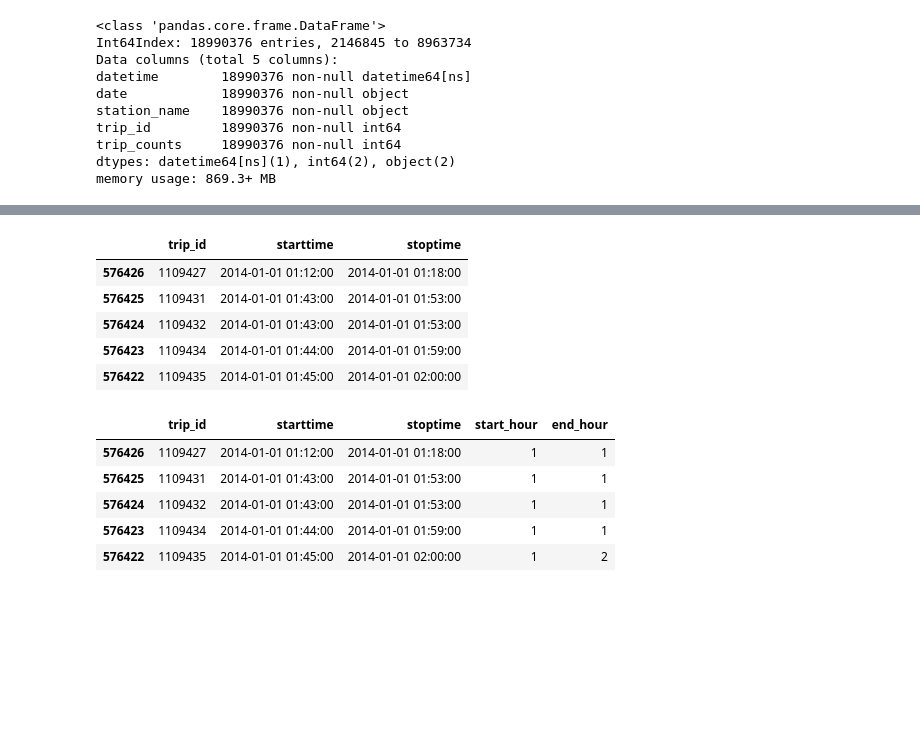
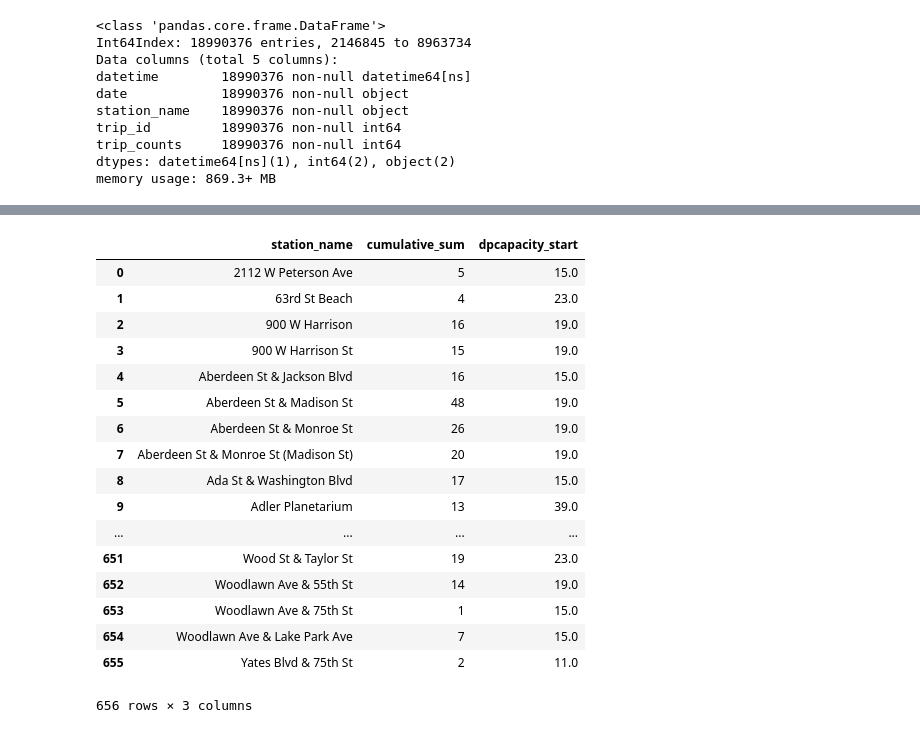
Before and after one commit to karahahn/Springboard_Capstone2, a Jupyter notebook: Capstone 2 Milestone 1.ipynb, the cells around one changed output, grey strips where cells are left out. Saved outputs shown, nothing was run; the diff lists cells and outputs as text; code cells hidden in the pictures; blank space fills up the shorter version.

```diff
--- a/Capstone 2 Milestone 1.ipynb
+++ b/Capstone 2 Milestone 1.ipynb
@@ -600,22 +602,0 @@ data[['from_station_name','dpcapacity_start']].drop_duplicates().groupby('from_s
-# %%
-timedata = data.copy()
-timedata = timedata[['trip_id','starttime','stoptime']]
-timedata.head()
-# %% [output]
-|  | trip_id | starttime | stoptime |
-| 576426 | 1109427 | 2014-01-01 01:12:00 | 2014-01-01 01:18:00 |
-| 576425 | 1109431 | 2014-01-01 01:43:00 | 2014-01-01 01:53:00 |
-| 576424 | 1109432 | 2014-01-01 01:43:00 | 2014-01-01 01:53:00 |
-| 576423 | 1109434 | 2014-01-01 01:44:00 | 2014-01-01 01:59:00 |
-| 576422 | 1109435 | 2014-01-01 01:45:00 | 2014-01-01 02:00:00 |
-# %%
-timedata['start_hour'] = timedata['starttime'].dt.hour
-timedata['end_hour'] = timedata['stoptime'].dt.hour
-timedata.head()
-# %% [output]
-|  | trip_id | starttime | stoptime | start_hour | end_hour |
-| 576426 | 1109427 | 2014-01-01 01:12:00 | 2014-01-01 01:18:00 | 1 | 1 |
-| 576425 | 1109431 | 2014-01-01 01:43:00 | 2014-01-01 01:53:00 | 1 | 1 |
-| 576424 | 1109432 | 2014-01-01 01:43:00 | 2014-01-01 01:53:00 | 1 | 1 |
-| 576423 | 1109434 | 2014-01-01 01:44:00 | 2014-01-01 01:59:00 | 1 | 1 |
-| 576422 | 1109435 | 2014-01-01 01:45:00 | 2014-01-01 02:00:00 | 1 | 2 |
@@ -627,0 +603,21 @@ np.where(((df.A < borderE) & ((df.B - df.C) < ex)), 'r', 'b')
+# %%
+pd.merge(max_sum, max_cap, how='inner', left_on='station_name',right_on='from_station_name')
+# %% [output]
+|  | station_name | cumulative_sum | dpcapacity_start |
+| 0 | 2112 W Peterson Ave | 5 | 15.0 |
+| 1 | 63rd St Beach | 4 | 23.0 |
+| 2 | 900 W Harrison | 16 | 19.0 |
+| 3 | 900 W Harrison St | 15 | 19.0 |
+| 4 | Aberdeen St & Jackson Blvd | 16 | 15.0 |
+| 5 | Aberdeen St & Madison St | 48 | 19.0 |
+| 6 | Aberdeen St & Monroe St | 26 | 19.0 |
+| 7 | Aberdeen St & Monroe St (Madison St) | 20 | 19.0 |
+| 8 | Ada St & Washington Blvd | 17 | 15.0 |
+| 9 | Adler Planetarium | 13 | 39.0 |
+| ... | ... | ... | ... |
+| 651 | Wood St & Taylor St | 19 | 23.0 |
+| 652 | Woodlawn Ave & 55th St | 14 | 19.0 |
+| 653 | Woodlawn Ave & 75th St | 1 | 15.0 |
+| 654 | Woodlawn Ave & Lake Park Ave | 7 | 15.0 |
+| 655 | Yates Blvd & 75th St | 2 | 11.0 |
+656 rows × 3 columns
```
Also changed, not shown: parts of 7 cells of this notebook.
